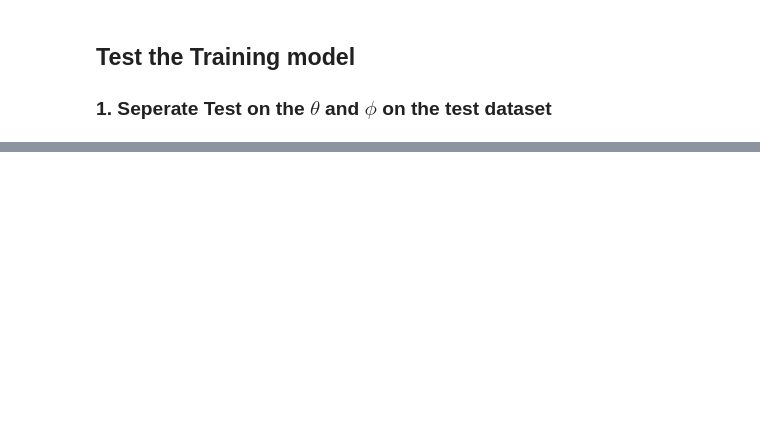
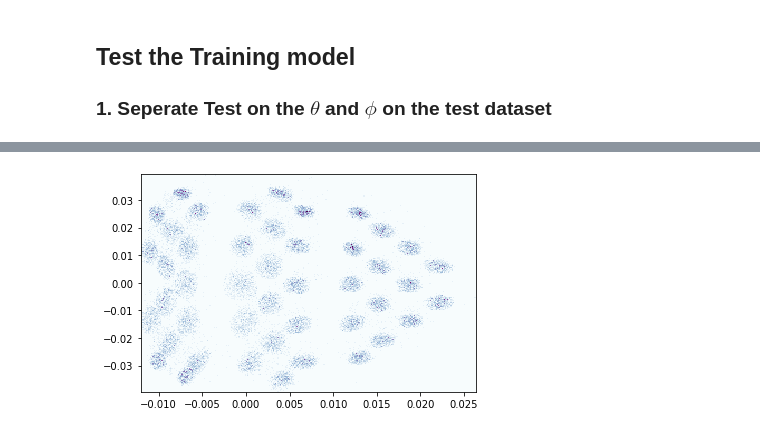
Before and after one commit to Jiansiyu/spectrometer_nn, a Jupyter notebook: training_nn/optics_nn.ipynb, the cells around one changed output, grey strips where cells are left out. Cells and saved outputs as stored; diff of their text form; code cells hidden in the pictures; blank space fills up the shorter version.

```diff
--- a/training_nn/optics_nn.ipynb
+++ b/training_nn/optics_nn.ipynb
@@ -189,8 +194,8 @@ phiOptnet.to(device)
 
 criterion = nn.MSELoss()
 optimizer = torch.optim.Adam(phiOptnet.parameters(), lr=0.01)
-
-for epoch in range(1):
+scheduler = optim.lr_scheduler.StepLR(optimizer, step_size=1, gamma=0.1)
+for epoch in range(5):
     running_loss = 0.0
     for i in range(len(y_trainPh)):
         inputs = X_trainPh[i].to(device)
@@ -207,9 +212,10 @@ for epoch in range(1):
         # print statistics
         running_loss += loss.item()
         if i % 2000 == 1999:    # print every 2000 mini-batches
-            print('[%d, %5d] loss: %.9f' %
-                  (epoch + 1, i + 1, running_loss / 2000))
+            print('[%d, %5d, %6f] loss: %.9f' %
+                  (epoch + 1, i + 1, optimizer.param_groups[0]['lr'],running_loss / 2000))
             running_loss = 0.0
+    scheduler.step()
 
 print("Finish Training Theta Parameters")
 # save the training model
@@ -353,0 +284,24 @@ print('test_error is :{}   / {}'.format(test_loss,sum(mseArr)/len(mseArr)))
+# %%
+def predictor(model_path,x_test):
+    device = torch.device("cuda:0" if torch.cuda.is_available() else "cpu")
+    net = OptNet()
+    net.load_state_dict(torch.load(model_path))
+    net.to(device)
+    res = torch.empty(0)
+    with torch.no_grad():
+        for i in range(len(x_test)):
+            positions = x_test[i].to(device)
+            outputs = net(positions).cpu()
+            res = torch.cat((res,outputs))
+    return res
+# %%
+alldatadf = data[data.runID.eq(2257)]
+# get the theta and phi dimension and get the predictions
+alldata = alldatadf.drop(labels=['evtID','runID','SieveRowID','SieveColID','CutID','bpmX','bpmY','targCalTh','targCalPh'], axis=1)
+
+alldatatensor = torch.tensor(alldata.to_numpy()).float()
+
+theta = predictor(theta_model_PATH,alldatatensor)
+phi   = predictor(phi_model_PATH,alldatatensor)
+
+alldata
@@ -353,0 +322,6 @@ print('test_error is :{}   / {}'.format(test_loss,sum(mseArr)/len(mseArr)))
+# %%
+alldatadf['predicPh'] =phi.numpy()
+alldatadf['predicTh'] =theta.numpy()
+alldatadf['residuTh'] = alldatadf['predicTh'] -alldatadf['targCalTh']
+alldatadf['residuPh'] = alldatadf['predicPh'] -alldatadf['targCalPh']
+alldatadf.head(5)
@@ -353,0 +356,5 @@ print('test_error is :{}   / {}'.format(test_loss,sum(mseArr)/len(mseArr)))
+# %%
+plt.hist2d(alldatadf['predicPh'],alldatadf['predicTh'],bins=300,cmap=plt.cm.BuPu)
+plt.show()
+# %% [output]
+[figure, added]
```
Also changed, not shown: parts of 26 cells of this notebook, 12 other files.
